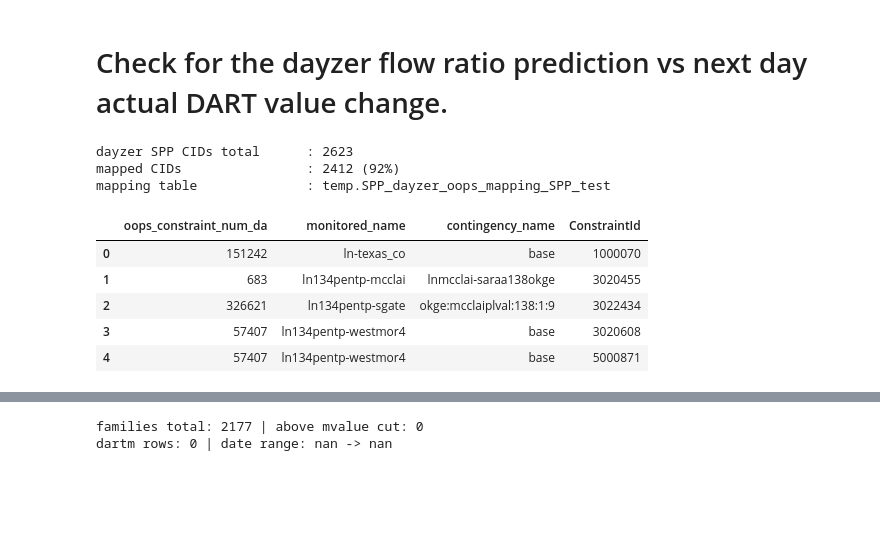
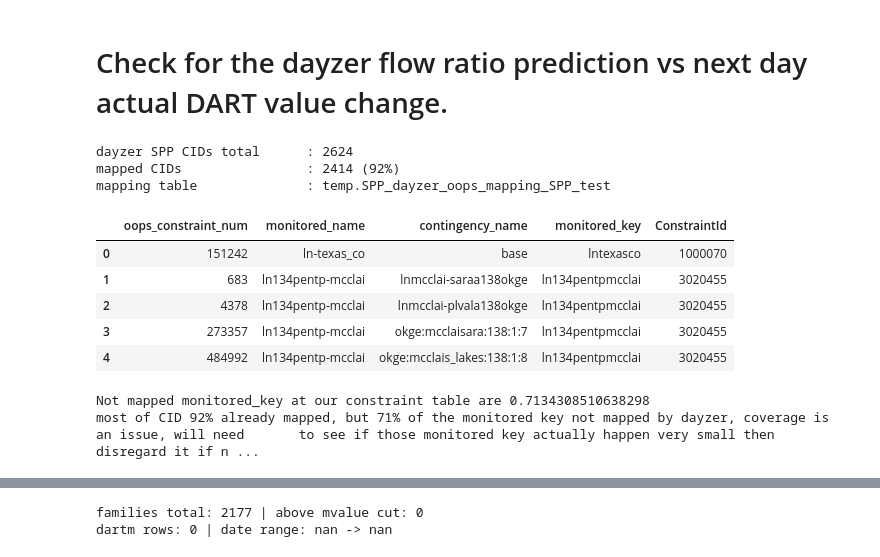
Before and after one commit to qingcheng-rgb/Qingcheng, a Jupyter notebook: QCTest/constraint_family_exposure_risk/SPP_risk_cut.ipynb, the cells around one changed output, grey strips where cells are left out. Drawn from its saved outputs; the diff is of its cells as text; code cells hidden in the pictures; blank space fills up the shorter version.

```diff
--- a/QCTest/constraint_family_exposure_risk/SPP_risk_cut.ipynb
+++ b/QCTest/constraint_family_exposure_risk/SPP_risk_cut.ipynb
@@ -131,41 +131,53 @@ dz = bigquery_functions.download_df_from_bq(f"""
     SELECT DISTINCT CID AS ConstraintId, ISOConstraint AS monitored_name, ISOContingency AS contingency_name
     FROM `movetocloud-999.dayzer.ISOName`
     WHERE marketName='{OPEX}' AND CID > 0
 """)
 internal_da = Constraint(market=OPEX).get_constraint_details(da_or_rt="DA")[
     ["oops_constraint_num", "monitored_clean", "contingency_clean"]].rename(
     columns={"monitored_clean": "monitored_name", "contingency_clean": "contingency_name"})
+internal_rt = Constraint(market=OPEX).get_constraint_details(da_or_rt="RT")[
+    ["oops_constraint_num", "monitored_clean", "contingency_clean"]].rename(
+    columns={"monitored_clean": "monitored_name", "contingency_clean": "contingency_name"})
+internal_dart = pd.concat([internal_da, internal_rt])
 
 def _spp_mon_key(s):
     s = str(s)
     if ":" in s:                       # descriptive segment after first colon
         s = s.split(":", 1)[1]
     return s.lower().replace(" ", "").replace("-", "").replace("_", "")
 
 dz["monitored_key"] = dz["monitored_name"].map(_spp_mon_key)
-internal_da["monitored_key"] = internal_da["monitored_name"].map(_spp_mon_key)
-internal_rep = internal_da.drop_duplicates(subset="monitored_key")   # one internal con per monitored key
+internal_dart["monitored_key"] = internal_dart["monitored_name"].map(_spp_mon_key)
+# internal_rep = internal_dart.drop_duplicates(subset="monitored_key")   # one internal con per monitored key
+internal_rep = internal_dart
 
 dayzer_oops_mapping = pd.merge(
     internal_rep[["oops_constraint_num", "monitored_name", "contingency_name", "monitored_key"]],
     dz[["ConstraintId", "monitored_key"]], on="monitored_key", how="inner"
-).drop(columns="monitored_key").rename(columns={"oops_constraint_num": "oops_constraint_num_da"})
+)
 
+dayzer_oops_mapping.drop_duplicates(inplace=True)
 dayzer_oops_mapping_bq = bigquery_functions.upload_to_bq_from_dataframe(
     dayzer_oops_mapping, "temp", f"{OPEX}_dayzer_oops_mapping{SUFFIX}", temp=True)
 
 print("dayzer SPP CIDs total      :", dz["ConstraintId"].nunique())
 print("mapped CIDs                :", dayzer_oops_mapping["ConstraintId"].nunique(),
       f"({100*dayzer_oops_mapping['ConstraintId'].nunique()/dz['ConstraintId'].nunique():.0f}%)")
 print("mapping table              :", dayzer_oops_mapping_bq)
 display(dayzer_oops_mapping.head())
+print('Not mapped monitored_key at our constraint table are', len(internal_rep[~internal_rep['oops_constraint_num'].isin(dayzer_oops_mapping.oops_constraint_num)].monitored_key.unique())/len(internal_rep.monitored_key.unique()))
+
+print('most of CID 92% already mapped, but 71% of the monitored key not mapped by dayzer, coverage is an issue, will need \
+      to see if those monitored key actually happen very small then disregard it if not dayzer is a problem')
 # %% [output]
-dayzer SPP CIDs total      : 2623
-mapped CIDs                : 2412 (92%)
+dayzer SPP CIDs total      : 2624
+mapped CIDs                : 2414 (92%)
 mapping table              : temp.SPP_dayzer_oops_mapping_SPP_test
-|  | oops_constraint_num_da | monitored_name | contingency_name | ConstraintId |
-| 0 | 151242 | ln-texas_co | base | 1000070 |
-| 1 | 683 | ln134pentp-mcclai | lnmcclai-saraa138okge | 3020455 |
-| 2 | 326621 | ln134pentp-sgate | okge:mcclaiplval:138:1:9 | 3022434 |
-| 3 | 57407 | ln134pentp-westmor4 | base | 3020608 |
-| 4 | 57407 | ln134pentp-westmor4 | base | 5000871 |
+|  | oops_constraint_num | monitored_name | contingency_name | monitored_key | ConstraintId |
+| 0 | 151242 | ln-texas_co | base | lntexasco | 1000070 |
+| 1 | 683 | ln134pentp-mcclai | lnmcclai-saraa138okge | ln134pentpmcclai | 3020455 |
+| 2 | 4378 | ln134pentp-mcclai | lnmcclai-plvala138okge | ln134pentpmcclai | 3020455 |
+| 3 | 273357 | ln134pentp-mcclai | okge:mcclaisara:138:1:7 | ln134pentpmcclai | 3020455 |
+| 4 | 484992 | ln134pentp-mcclai | okge:mcclais_lakes:138:1:8 | ln134pentpmcclai | 3020455 |
+Not mapped monitored_key at our constraint table are 0.7134308510638298
+most of CID 92% already mapped, but 71% of the monitored key not mapped by dayzer, coverage is an issue, will need       to see if those monitored key actually happen very small then disregard it if n ...
```
Also changed, not shown: parts of 13 cells of this notebook, 4 other files.
